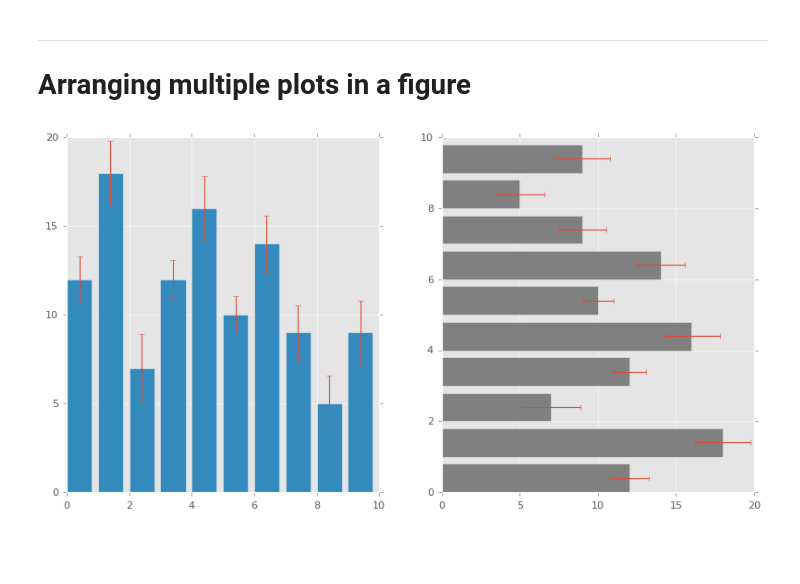
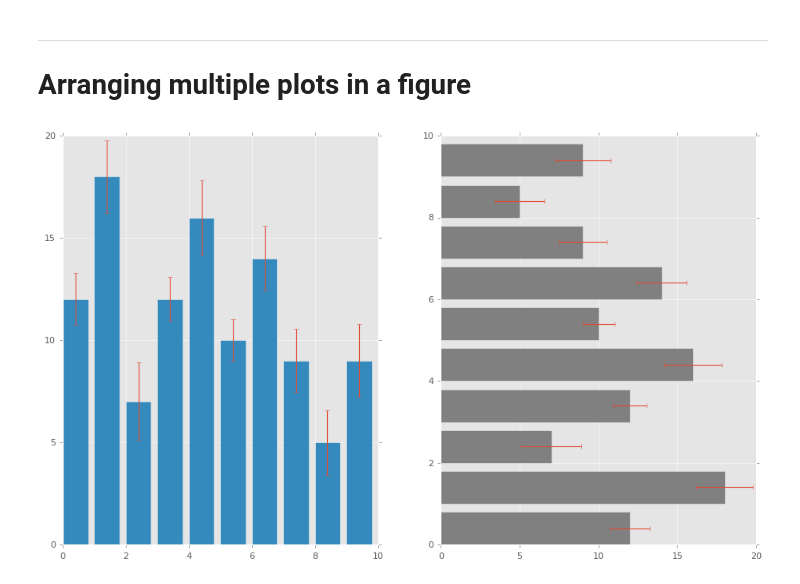
Before and after one commit to cmalliopoulos/PfBDAaML, a Jupyter notebook: matplotlib.ipynb, the cells around one changed output. Drawn from its saved outputs; the diff is of its cells as text; code cells hidden in the pictures; blank space fills up the shorter version.

```diff
--- a/matplotlib.ipynb
+++ b/matplotlib.ipynb
@@ -291,15 +300,16 @@ with plt.style.context('ggplot', after_reset = True):
 # %%
 np.random.seed(101)
 values = np.random.randint(1, 20, 10)
 errors = np.min([values/2, np.random.uniform(1, 2, 10)], 0)
 
 with plt.style.context('ggplot', after_reset = True):
-    fig = plt.figure(figsize = plt.figaspect(.5))
+#     fig = plt.figure(figsize = plt.figaspect(.5))
+    fig = plt.figure(figsize = [14, 8])
 
     ax1 = fig.add_subplot('121')
     ax1.bar(np.arange(10), values, yerr = errors)
 
     ax2 = fig.add_subplot('122')
     ax2.barh(np.arange(10), values, xerr = errors, color = '.5')
 # %% [output]
-[figure, old version]
+[figure, new version]
```
Also changed, not shown: parts of 3 cells of this notebook, 2 other files.
